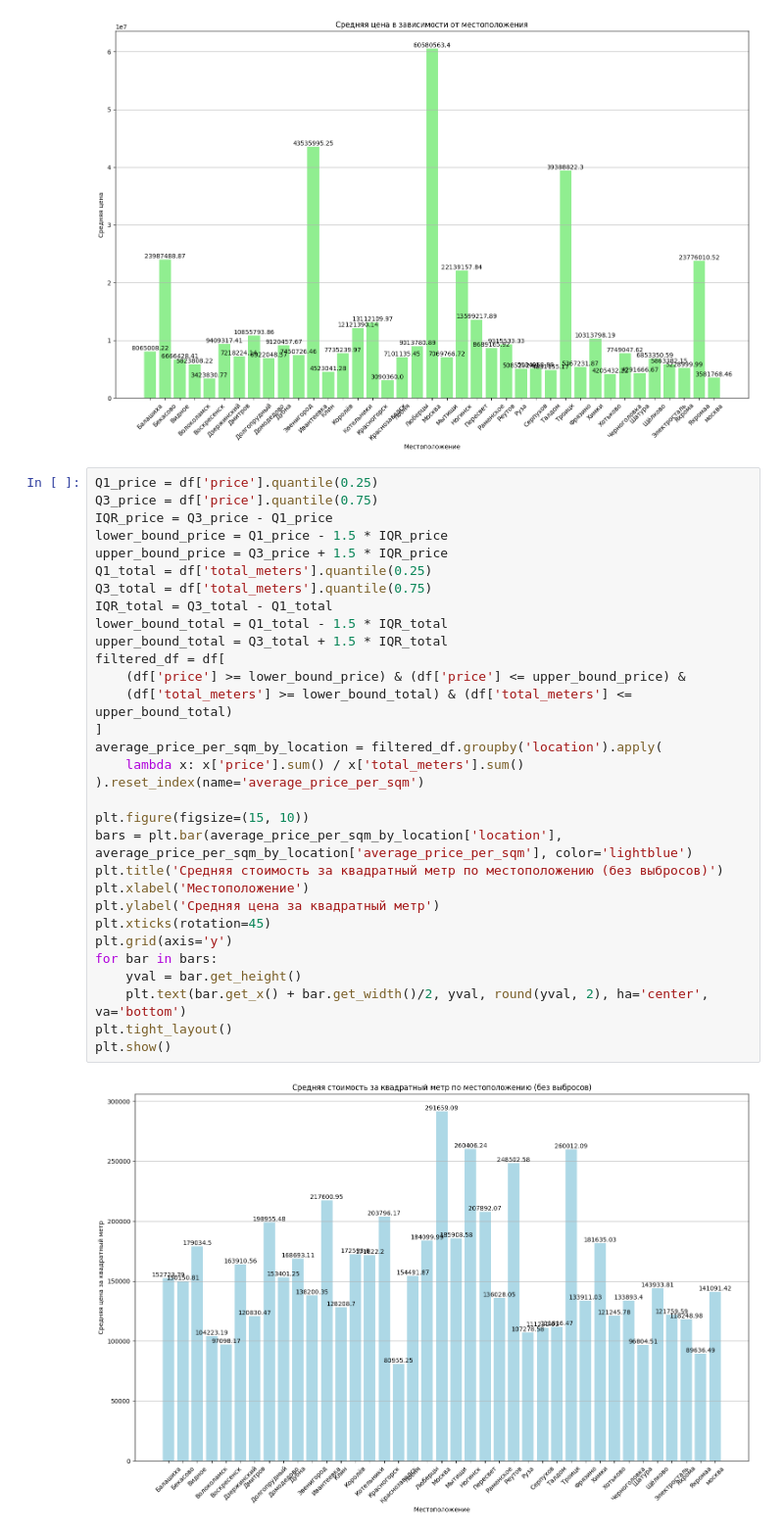
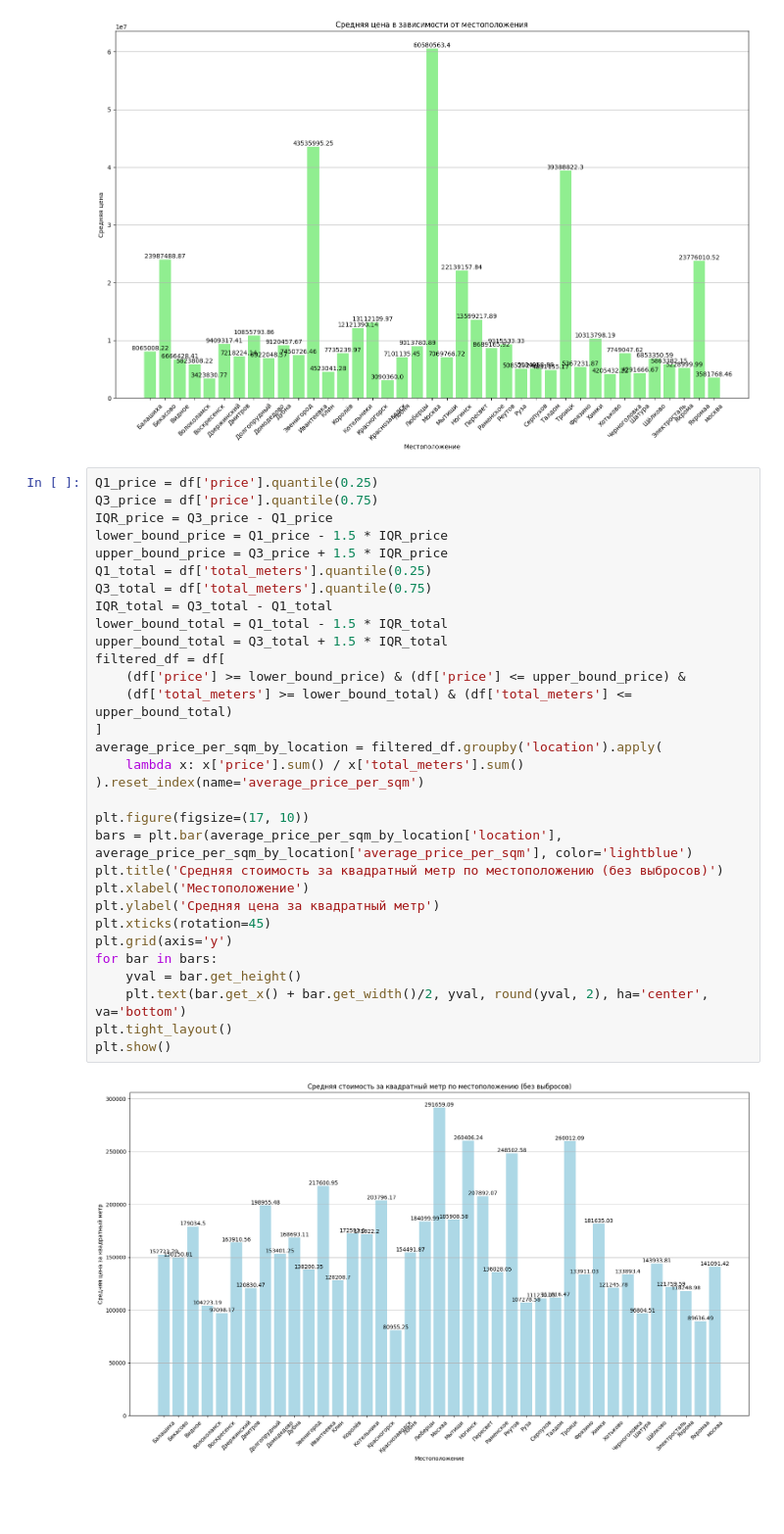
Before and after one commit to Sr123Saha/Data_analysis, a Jupyter notebook: main/main.ipynb, the cells around one changed output. Shown at 98% size. Cells and saved outputs as stored; diff of their text form; blank space fills up the shorter version.

```diff
--- a/main/main.ipynb
+++ b/main/main.ipynb
@@ -526,32 +526,32 @@ plt.show()
 Q1_price = df['price'].quantile(0.25)
 Q3_price = df['price'].quantile(0.75)
 IQR_price = Q3_price - Q1_price
 lower_bound_price = Q1_price - 1.5 * IQR_price
 upper_bound_price = Q3_price + 1.5 * IQR_price
 Q1_total = df['total_meters'].quantile(0.25)
 Q3_total = df['total_meters'].quantile(0.75)
 IQR_total = Q3_total - Q1_total
 lower_bound_total = Q1_total - 1.5 * IQR_total
 upper_bound_total = Q3_total + 1.5 * IQR_total
 filtered_df = df[
     (df['price'] >= lower_bound_price) & (df['price'] <= upper_bound_price) &
     (df['total_meters'] >= lower_bound_total) & (df['total_meters'] <= upper_bound_total)
 ]
 average_price_per_sqm_by_location = filtered_df.groupby('location').apply(
     lambda x: x['price'].sum() / x['total_meters'].sum()
 ).reset_index(name='average_price_per_sqm')
 
-plt.figure(figsize=(15, 10))
+plt.figure(figsize=(17, 10))
 bars = plt.bar(average_price_per_sqm_by_location['location'], average_price_per_sqm_by_location['average_price_per_sqm'], color='lightblue')
 plt.title('Средняя стоимость за квадратный метр по местоположению (без выбросов)')
 plt.xlabel('Местоположение')
 plt.ylabel('Средняя цена за квадратный метр')
 plt.xticks(rotation=45)
 plt.grid(axis='y')
 for bar in bars:
     yval = bar.get_height()
     plt.text(bar.get_x() + bar.get_width()/2, yval, round(yval, 2), ha='center', va='bottom')
 plt.tight_layout()
 plt.show()
 # %% [output]
-[figure, old version]
+[figure, new version]
```
Also changed, not shown: parts of 1 cell of this notebook, 1 other file.
